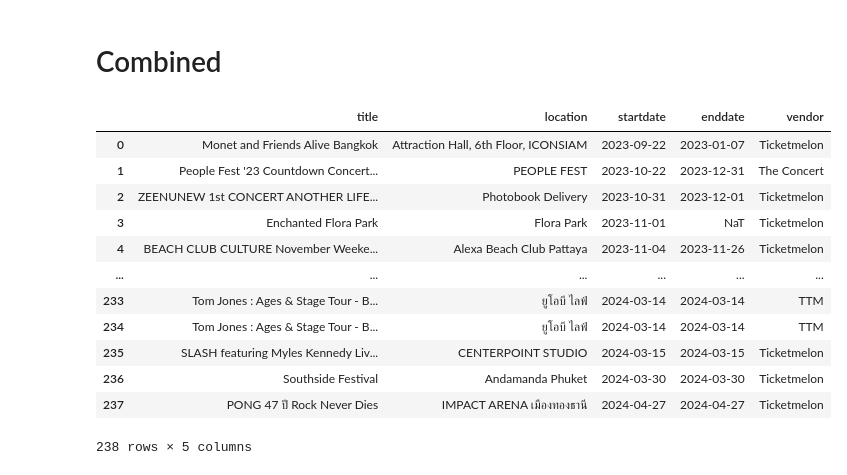
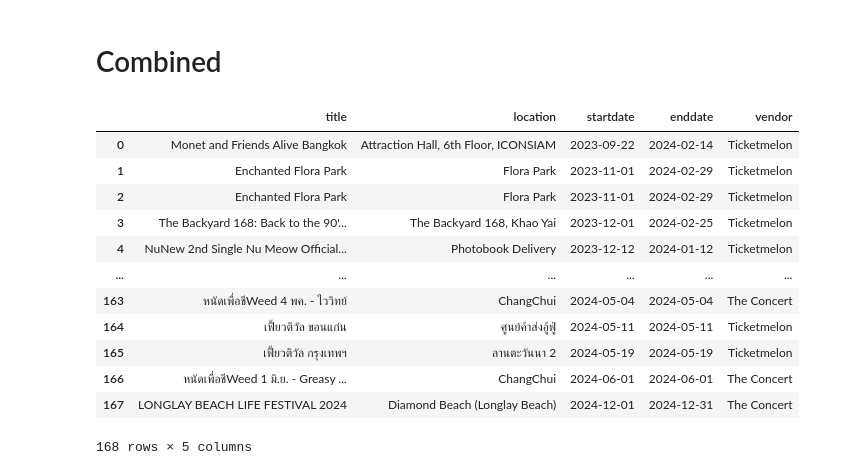
Before and after one commit to gotnps/retune, a Jupyter notebook: concertData.ipynb, the cells around one changed output. Saved outputs shown, nothing was run; the diff lists cells and outputs as text; code cells hidden in the pictures.

```diff
--- a/concertData.ipynb
+++ b/concertData.ipynb
@@ -15,28 +15,19 @@ from datetime import datetime
 # %% [markdown]
 # Ticket Melon
 # %%
-chrome_driver_path = '/Users/got/Documents/retune/t+im/chromedriver-mac-119/chromedriver'
+chrome_driver_path = '/Users/got/Documents/retune/t+im/chromedriver-mac/chromedriver'
 chrome_driver_service = webdriver.chrome.service.Service(chrome_driver_path)
 
 driver = webdriver.Chrome(service=chrome_driver_service)
-start_time = time.time()
+driver.maximize_window()
 driver.get("https://www.ticketmelon.com")
 
-wait = WebDriverWait(driver, 10) #timeout=20 sec
-
-start_time = time.time()
-# elementwait = wait.until(EC.presence_of_element_located((By.ID, "__next")))
-# end_time = time.time()
-# wait_time = end_time - start_time
-# print("waited for \"__next\" ", wait_time, "seconds")
+wait = WebDriverWait(driver, 10) #timeout=10 sec
 
 scroll_distance = 1200
 scroll_script = f"window.scrollBy(0, {scroll_distance});"
 driver.execute_script(scroll_script)
 
-end_time = time.time()
-wait_time = end_time - start_time
-print("waited", wait_time, "sec for first scroll")
 print("scroll to entertainment :" , scroll_distance, "px")
 
 entertainment_button = wait.until(
@@ -56,4 +47,6 @@ driver.execute_script("arguments[0].click();", see_more_button)
 
 page_source = driver.page_source
 soup = BeautifulSoup(page_source, 'html.parser')
+
+driver.quit()
 # %% [output]
@@ -150,10 +157,10 @@ melon_concert.head(3)
 # %%
-melon_concert['year'] = melon_concert['year'].astype(str)
-melon_concert['startdate'] = melon_concert['startdate'] + ' ' + melon_concert['year']
-melon_concert['startdate'] = pd.to_datetime(melon_concert['startdate'], format='%d %b %Y', errors='coerce')
+# melon_concert['year'] = melon_concert['year'].astype(str)
+# melon_concert['startdate'] = melon_concert['startdate'] + ' ' + melon_concert['year']
+# melon_concert['startdate'] = pd.to_datetime(melon_concert['startdate'], format='%d %b %Y', errors='coerce')
 
-melon_concert['enddate'] = melon_concert['enddate'] + ' ' + melon_concert['year']
-melon_concert['enddate'] = pd.to_datetime(melon_concert['enddate'], format='%d %b %Y', errors='coerce')
+# melon_concert['enddate'] = melon_concert['enddate'] + ' ' + melon_concert['year']
+# melon_concert['enddate'] = pd.to_datetime(melon_concert['enddate'], format='%d %b %Y', errors='coerce')
 # %%
 melon_concert.head(3)
 # %% [output]
@@ -164,6 +171,6 @@ melon_concert.head(3)
 # %% [markdown]
 ## liite touch.
 # %%
-melon_concert.drop(columns=['year'], inplace=True)
-melon_concert = melon_concert.sort_values(by=['startdate', 'enddate'])
+# melon_concert.drop(columns=['year'], inplace=True)
+# melon_concert = melon_concert.sort_values(by=['startdate', 'enddate'])
 # %%
@@ -452,7 +468,7 @@ ttm_concert['vendor'] = 'TTM'
 # %% [markdown]
 # The Concert
 # %%
-chrome_driver_path = '/Users/got/Documents/retune/t+im/chromedriver-mac-119/chromedriver'
+chrome_driver_path = '/Users/got/Documents/retune/t+im/chromedriver-mac/chromedriver'
 chrome_driver_service = webdriver.chrome.service.Service(chrome_driver_path)
 driver = webdriver.Chrome(service=chrome_driver_service)
 driver.get("https://www.theconcert.com/concert")
@@ -627,22 +644,23 @@ Index: []
 # %% [markdown]
 # Combined
 # %%
-df = pd.concat([melon_concert, ttm_concert, the_concert])
+# df = pd.concat([melon_concert, ttm_concert, the_concert])
+df = pd.concat([melon_concert, the_concert])
 df = df.sort_values(['startdate', 'enddate'])
 df.reset_index(drop=True, inplace=True)
 display(df)
 # %% [output]
 |  | title | location | startdate | enddate | vendor |
-| 0 | Monet and Friends Alive Bangkok | Attraction Hall, 6th Floor, ICONSIAM | 2023-09-22 | 2023-01-07 | Ticketmelon |
-| 1 | People Fest '23 Countdown Concert... | PEOPLE FEST | 2023-10-22 | 2023-12-31 | The Concert |
-| 2 | ZEENUNEW 1st CONCERT ANOTHER LIFE... | Photobook Delivery | 2023-10-31 | 2023-12-01 | Ticketmelon |
-| 3 | Enchanted Flora Park | Flora Park | 2023-11-01 | NaT | Ticketmelon |
-| 4 | BEACH CLUB CULTURE November Weeke... | Alexa Beach Club Pattaya | 2023-11-04 | 2023-11-26 | Ticketmelon |
+| 0 | Monet and Friends Alive Bangkok | Attraction Hall, 6th Floor, ICONSIAM | 2023-09-22 | 2024-02-14 | Ticketmelon |
+| 1 | Enchanted Flora Park | Flora Park | 2023-11-01 | 2024-02-29 | Ticketmelon |
+| 2 | Enchanted Flora Park | Flora Park | 2023-11-01 | 2024-02-29 | Ticketmelon |
+| 3 | The Backyard 168: Back to the 90'... | The Backyard 168, Khao Yai | 2023-12-01 | 2024-02-25 | Ticketmelon |
+| 4 | NuNew 2nd Single Nu Meow Official... | Photobook Delivery | 2023-12-12 | 2024-01-12 | Ticketmelon |
 | ... | ... | ... | ... | ... | ... |
-| 233 | Tom Jones : Ages & Stage Tour - B... | ยูโอบี ไลฟ์ | 2024-03-14 | 2024-03-14 | TTM |
-| 234 | Tom Jones : Ages & Stage Tour - B... | ยูโอบี ไลฟ์ | 2024-03-14 | 2024-03-14 | TTM |
-| 235 | SLASH featuring Myles Kennedy Liv... | CENTERPOINT STUDIO | 2024-03-15 | 2024-03-15 | Ticketmelon |
-| 236 | Southside Festival | Andamanda Phuket | 2024-03-30 | 2024-03-30 | Ticketmelon |
-| 237 | PONG 47 ปี Rock Never Dies | IMPACT ARENA เมืองทองธานี | 2024-04-27 | 2024-04-27 | Ticketmelon |
+| 163 | หนัดเพื่อชีWeed 4 พค. - ไววิทย์ | ChangChui | 2024-05-04 | 2024-05-04 | The Concert |
+| 164 | เฟี้ยวติวัล ขอนแก่น | ศูนย์ค้าส่งอู้ฟู่ | 2024-05-11 | 2024-05-11 | Ticketmelon |
+| 165 | เฟี้ยวติวัล กรุงเทพฯ | ลานตะวันนา 2 | 2024-05-19 | 2024-05-19 | Ticketmelon |
+| 166 | หนัดเพื่อชีWeed 1 มิ.ย. - Greasy ... | ChangChui | 2024-06-01 | 2024-06-01 | The Concert |
+| 167 | LONGLAY BEACH LIFE FESTIVAL 2024 | Diamond Beach (Longlay Beach) | 2024-12-01 | 2024-12-31 | The Concert |
-238 rows × 5 columns
+168 rows × 5 columns
 # %%
```
Also changed, not shown: parts of 31 cells of this notebook, 22 other files.
